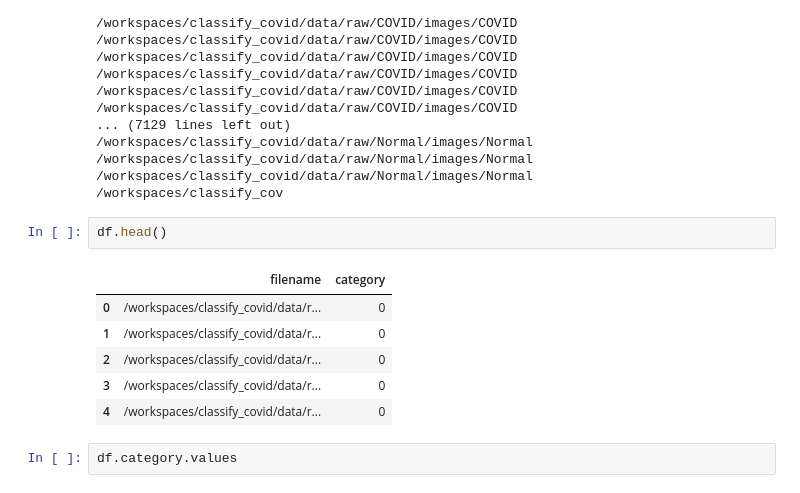
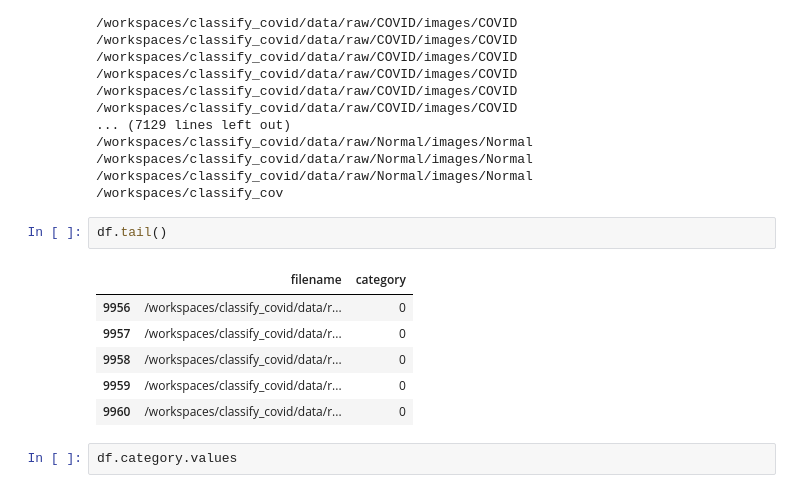
Before and after one commit to nityanandmathur/Classify_covid, a Jupyter notebook: notebooks/try.ipynb, the cells around one changed output. Drawn from its saved outputs; the diff is of its cells as text.

```diff
--- a/notebooks/try.ipynb
+++ b/notebooks/try.ipynb
@@ -77,14 +77,14 @@ df = create_df(filenames, c, p, n)
 /workspaces/classify_covid/data/raw/Normal/images/Normal
 /workspaces/classify_cov
 # %%
-df.head()
+df.tail()
 # %% [output]
 |  | filename | category |
-| 0 | /workspaces/classify_covid/data/r... | 0 |
-| 1 | /workspaces/classify_covid/data/r... | 0 |
-| 2 | /workspaces/classify_covid/data/r... | 0 |
-| 3 | /workspaces/classify_covid/data/r... | 0 |
-| 4 | /workspaces/classify_covid/data/r... | 0 |
+| 9956 | /workspaces/classify_covid/data/r... | 0 |
+| 9957 | /workspaces/classify_covid/data/r... | 0 |
+| 9958 | /workspaces/classify_covid/data/r... | 0 |
+| 9959 | /workspaces/classify_covid/data/r... | 0 |
+| 9960 | /workspaces/classify_covid/data/r... | 0 |
 # %%
 df.category.values
 # %% [output]
```
